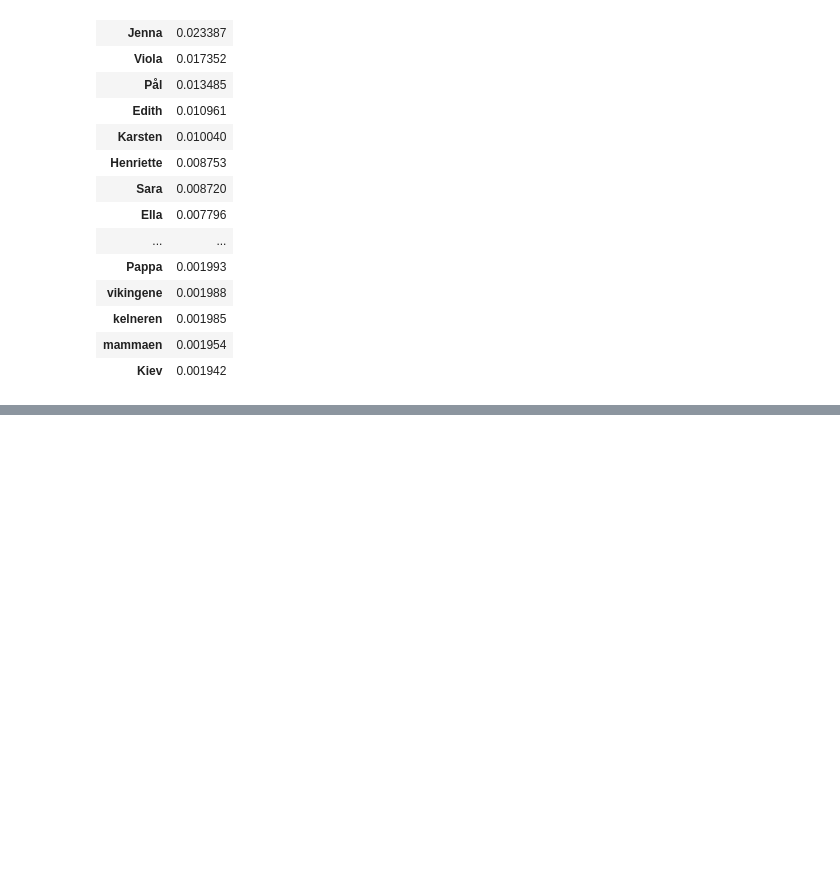
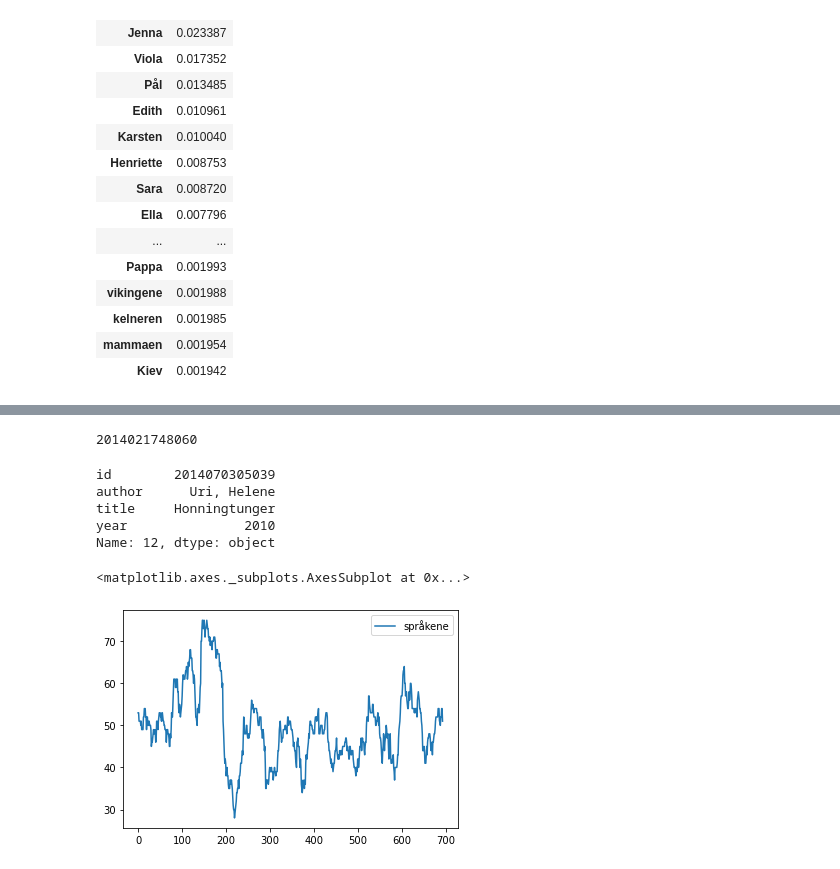
Before and after one commit to Yoonsen/narrative-buer, a Jupyter notebook: narration_Uri.ipynb, the cells around one changed output, grey strips where cells are left out. Cells and saved outputs as stored; diff of their text form; code cells hidden in the pictures; blank space fills up the shorter version.

```diff
--- a/narration_Uri.ipynb
+++ b/narration_Uri.ipynb
@@ -82,2 +256,2 @@ pmi.head(50)
 # %%
-categorize(pmi.index[:200])
+words = categorize(pmi.index[:200])['other']
@@ -101,0 +278,17 @@ categorize(pmi.index[:200])
+# %%
+corpus.loc[10].id
+# %% [output]
+2014021748060
+# %%
+corpus.loc[12]
+# %% [output]
+id        2014070305039
+author      Uri, Helene
+title     Honningtunger
+year               2010
+Name: 12, dtype: object
+# %%
+nb.plot_book_wordbags(str(corpus.loc[12].id),words).plot()
+# %% [output]
+<matplotlib.axes._subplots.AxesSubplot at 0x...>
+[figure, added]
```
Also changed, not shown: parts of 26 cells of this notebook, 1 other file.
